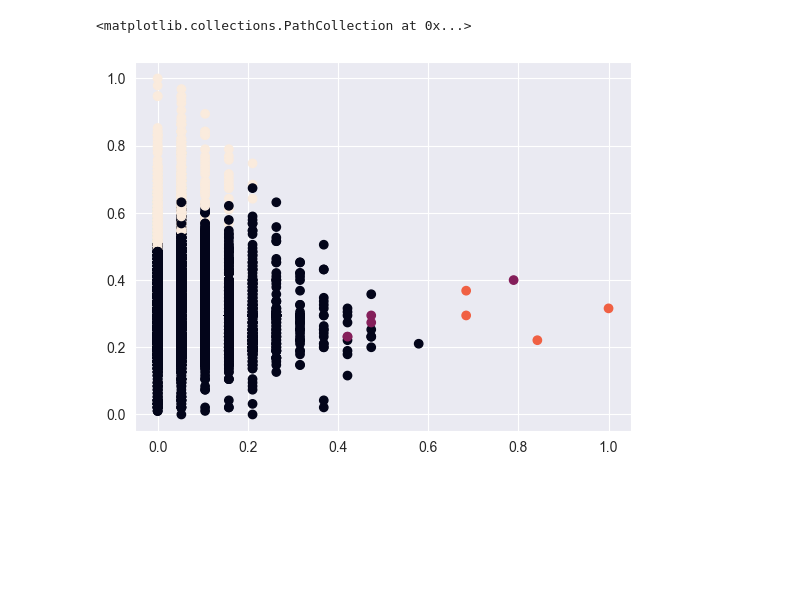
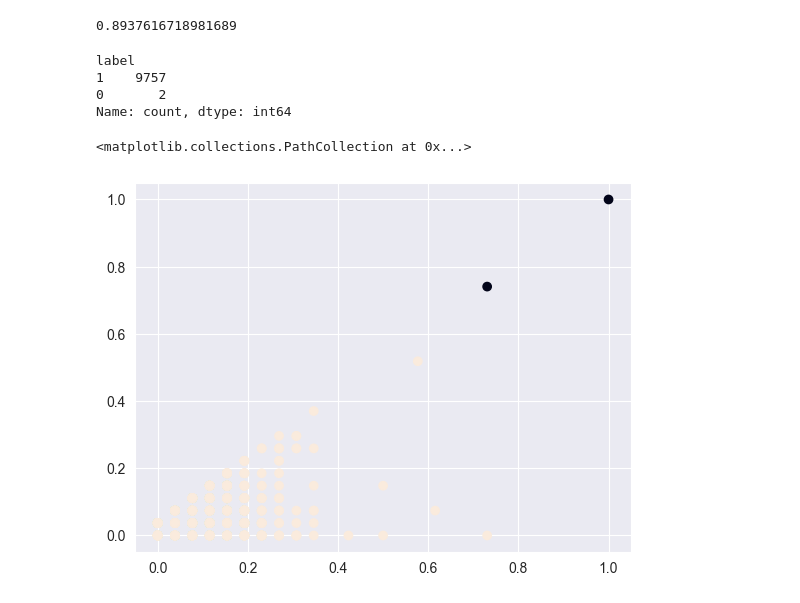
Before and after one commit to Alexthw46/DataMiningProject, a Jupyter notebook: TASK_2/hierarchical.ipynb, the cells around one changed output. Cells and saved outputs as stored; diff of their text form; code cells hidden in the pictures; blank space fills up the shorter version.

```diff
--- a/TASK_2/hierarchical.ipynb
+++ b/TASK_2/hierarchical.ipynb
@@ -1,7 +1,6 @@
 # %%
 import numpy as np
 import pandas as pd
-
 
 from tqdm.notebook import tqdm
 from sklearn.preprocessing import StandardScaler, MinMaxScaler
@@ -12,7 +11,6 @@ import matplotlib.pylab
 import matplotlib.patches
 
 import matplotlib.pyplot as plt
-
 
 #from spicy.spatial.distance import plist
 from scipy.spatial.distance import pdist, squareform
@@ -25,34 +23,17 @@ from scipy.cluster.hierarchy import linkage, dendrogram, fcluster
 
 from sklearn.cluster import AgglomerativeClustering
 
+df = pd.read_csv("../data/extracted_features.csv", low_memory=False)
 
-incidents = pd.read_csv("../data/extracted_features.csv", low_memory=False)
-
-
-
-def drop_state(df):
-    df = df[df['state'] == "Texas"]
-    return df
-
-Texas = drop_state(incidents)
-
-#min_age = Texas['min_age_participants'].median()
-#avg_age = Texas['avg_age_participants'].median()
-#max_age = Texas['max_age_participants'].median()
-#age_to_avg = Texas['age_to_average'].median()
-
-#s_for_fill = pd.Series([min_age, avg_age, max_age, age_to_avg], index=['min_age_participants', 'avg_age_participants', 'max_age_participants', 'age_to_average'])
-#Texas = Texas.fillna(s_for_fill)
+Texas = df[df['state'] == "Texas"]
 
 Texas.info()
 
-
-#Forma normale -- github
+#selezione feature
 selected_features = ['n_participants', 'n_involved', 'age_to_average', 'par_to_tot']
 df_aux = Texas[selected_features]
-df_aux = df_aux[df_aux['n_involved'] < 15]
-df_aux.head()
 
+#Normalization
 scaler = MinMaxScaler()
 df_norm = scaler.fit_transform(df_aux.to_numpy())
 ndf = pd.DataFrame(df_norm, columns=df_aux.columns)
@@ -61,6 +42,6 @@ ndf = pd.DataFrame(df_norm, columns=df_aux.columns)
 
 data_dist = pdist(df_norm, metric='euclidean')
 data_link = linkage(data_dist, method='complete', metric='euclidean')
-res = dendrogram(data_link, color_threshold=1.0, truncate_mode='lastp')
+res = dendrogram(data_link, color_threshold=1.2, truncate_mode='lastp')
 # %% [output]
 <class 'pandas.core.frame.DataFrame'>
@@ -96,4 +65,5 @@ df_aux.describe()
 # %%
-cluster = AgglomerativeClustering(n_clusters=4, metric='euclidean', linkage='complete')
+cluster = AgglomerativeClustering(n_clusters=2, metric='euclidean', linkage='complete')
 cluster.fit_predict(df_norm)
+print(silhouette_score(df_norm, cluster.labels_))
 # %% [output]
@@ -129,5 +148,21 @@ plt.scatter(ndf['n_participants'], ndf['n_involved'], c=cluster.labels_)
+# %%
+cluster2 = AgglomerativeClustering(n_clusters=2, metric='euclidean', linkage='single')
+cluster2.fit_predict(df_norm)
+print(silhouette_score(df_norm, cluster2.labels_))
+# %% [output]
+0.8937616718981689
+# %%
+ndf['label'] = cluster2.labels_
+
+ndf.label.value_counts()
+# %% [output]
+label
+1    9757
+0       2
+Name: count, dtype: int64
 # %%
-plt.scatter(ndf['n_participants'], ndf['age_to_average'], c=cluster.labels_)
+cluster2.fit_predict(df_norm)
+plt.scatter(ndf['n_participants'], ndf['n_involved'], c=cluster2.labels_)
 # %% [output]
 <matplotlib.collections.PathCollection at 0x...>
-[figure, old version]
+[figure, new version]
```
Also changed, not shown: parts of 47 cells of this notebook, 2 other files.
